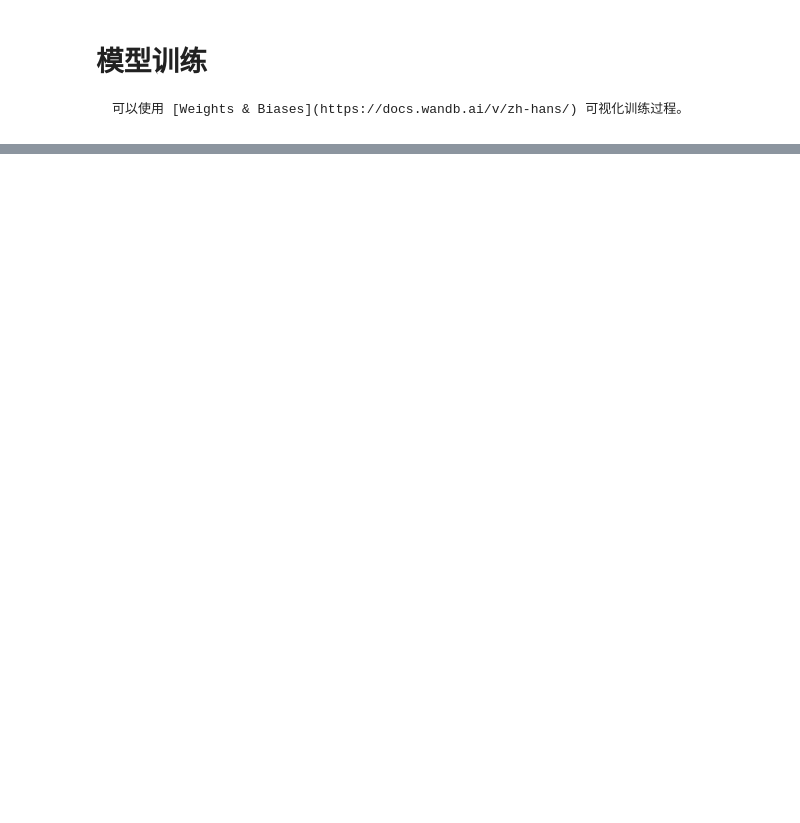
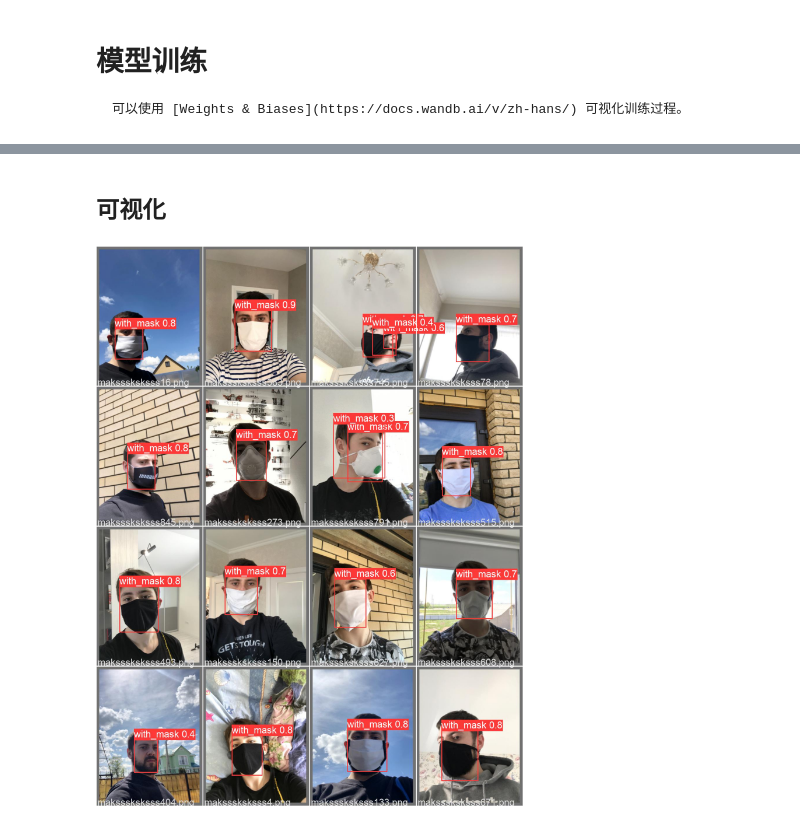
Before and after one commit to daobook/pytorch-book, a Jupyter notebook: docs/yolo/face-mask/01_train.ipynb, the cells around one changed output, grey strips where cells are left out. Cells and saved outputs as stored; diff of their text form; code cells hidden in the pictures; blank space fills up the shorter version.

```diff
--- a/docs/yolo/face-mask/01_train.ipynb
+++ b/docs/yolo/face-mask/01_train.ipynb
@@ -68,0 +62,7 @@ train: Scanning 'E:\kaggle\pytorch-book\docs\yolo\face-mask\datasets\labels\trai
+# %% [markdown]
+## 可视化
+# %%
+from IPython.display import Image
+Image('yolov5/runs/train/exp/val_batch2_pred.jpg')
+# %% [output]
+[figure, added]
```
Also changed, not shown: parts of 11 cells of this notebook, 4 other files.
